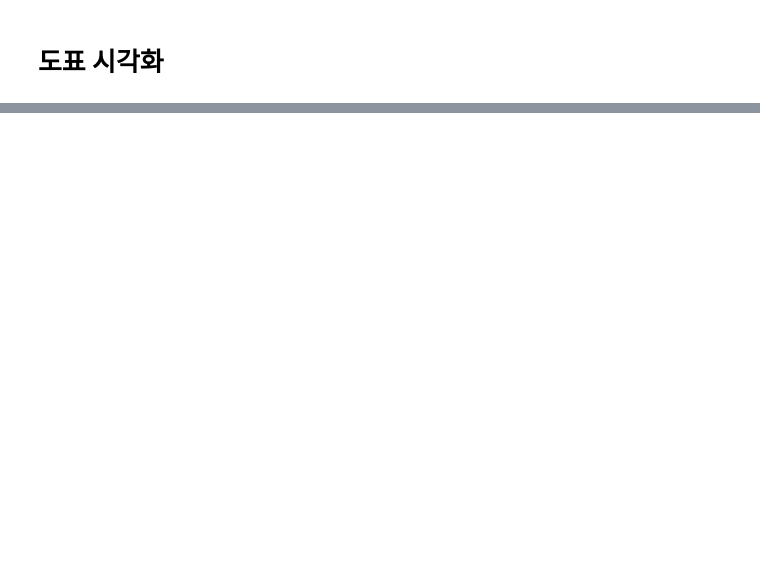
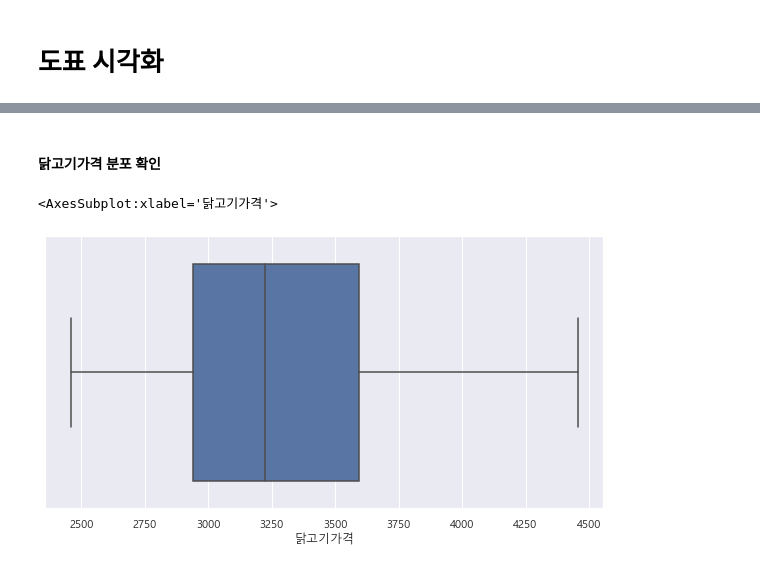
Before and after one commit to fin-special/chicken_price_prediction, a Jupyter notebook: 데이터시각화/hyebin.ipynb, the cells around one changed output, grey strips where cells are left out. Saved outputs shown, nothing was run; the diff lists cells and outputs as text; code cells hidden in the pictures; blank space fills up the shorter version.

```diff
--- a/데이터시각화/hyebin.ipynb
+++ b/데이터시각화/hyebin.ipynb
@@ -25,0 +14,6 @@ df
+# %%
+# 월별 통합 데이터 = df
+df = pd.read_csv('/localRepository/recipes_oraganization/chicken_price_prediction/데이터전처리/pre_data/월별_통합.csv',index_col=0)
+df = df[['date','닭고기가격','병아리(원/수)','일별_평균기온','hot_day','cold_day','import amount','feedprice','oil_avg','count','도축']]
+df.fillna(0, inplace=True) # null값을 0으로 채움
+df.head()
@@ -25,0 +71,11 @@ df
+# %% [markdown]
+#### 닭고기가격 분포 확인
+# %%
+plt.rcParams['figure.figsize'] = (10,5)
+plt.rcParams['axes.grid'] = True
+sns.boxplot(df['닭고기가격'])
+
+# 타겟변수인 닭고기 가격의 분산이 작은 것이 확인 가능함
+# %% [output]
+<AxesSubplot:xlabel='닭고기가격'>
+[figure, added]
```
Also changed, not shown: parts of 82 cells of this notebook, 2 other files.
